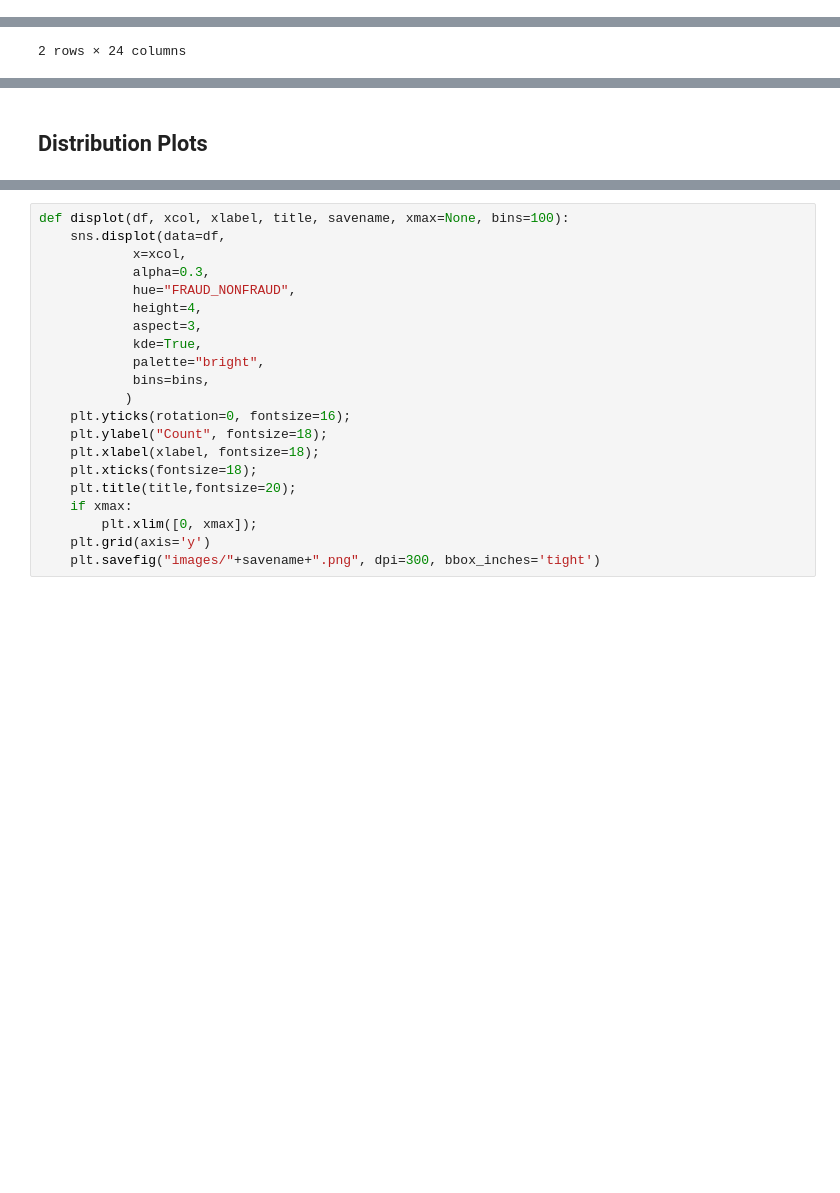
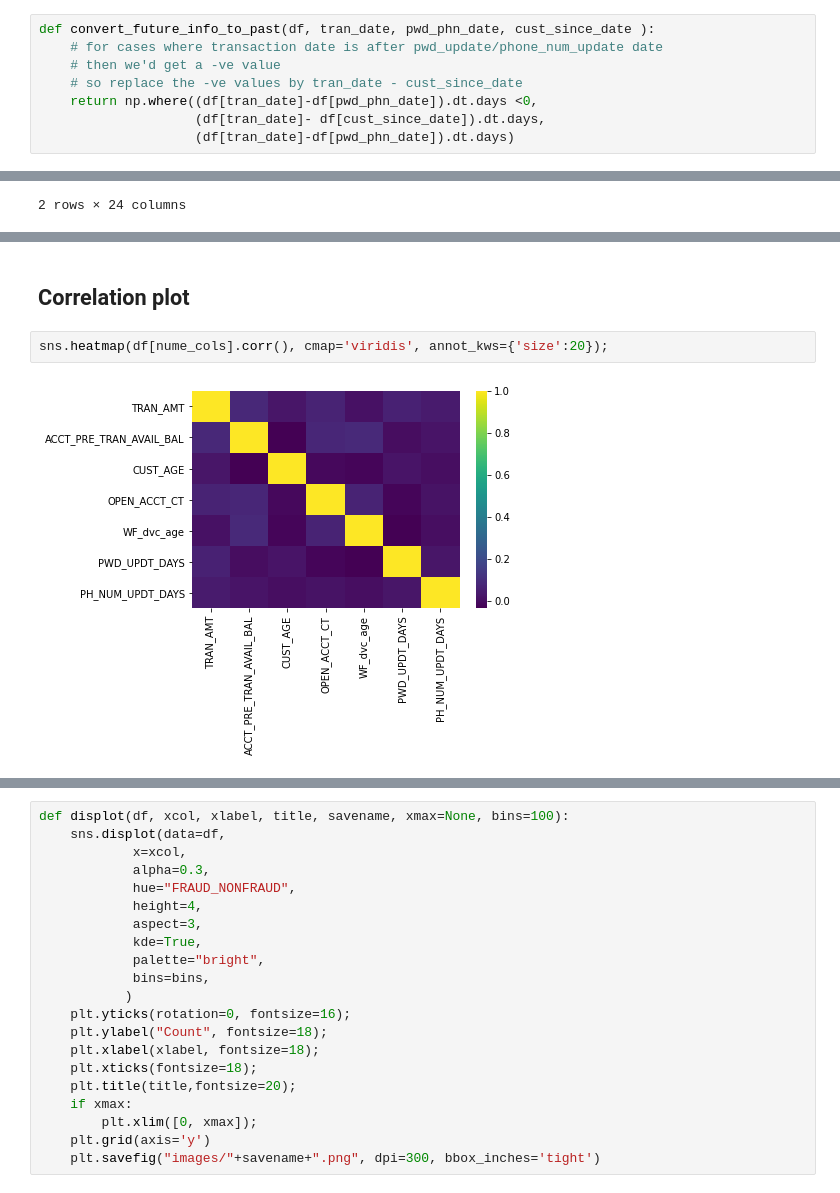
Before and after one commit to khanalg44/WellsFargoCampusChallenge2021, a Jupyter notebook: 00_EDA.ipynb, the cells around one changed output, grey strips where cells are left out. Drawn from its saved outputs; the diff is of its cells as text; blank space fills up the shorter version.

```diff
--- a/00_EDA.ipynb
+++ b/00_EDA.ipynb
@@ -250,0 +203,8 @@ def feature_engineering(df):
+# %%
+def convert_future_info_to_past(df, tran_date, pwd_phn_date, cust_since_date ):
+    # for cases where transaction date is after pwd_update/phone_num_update date
+    # then we'd get a -ve value
+    # so replace the -ve values by tran_date - cust_since_date
+    return np.where((df[tran_date]-df[pwd_phn_date]).dt.days <0,
+                    (df[tran_date]- df[cust_since_date]).dt.days,
+                    (df[tran_date]-df[pwd_phn_date]).dt.days)
@@ -447,2 +463,6 @@ df[nume_cols].head(2)
-# %% [markdown]
-## Distribution Plots
+# %% [markdown]
+## Correlation plot
+# %%
+sns.heatmap(df[nume_cols].corr(), cmap='viridis', annot_kws={'size':20});
+# %% [output]
+[figure, added]
```
Also changed, not shown: parts of 29 cells of this notebook, 7 other files.
